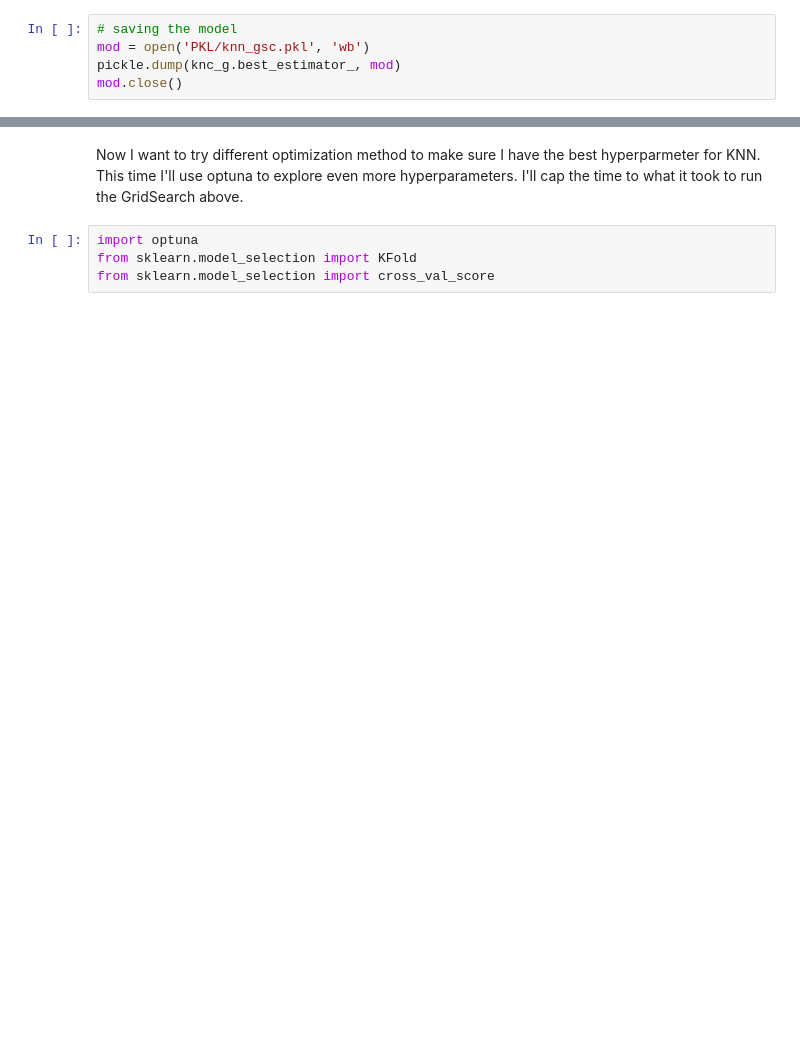
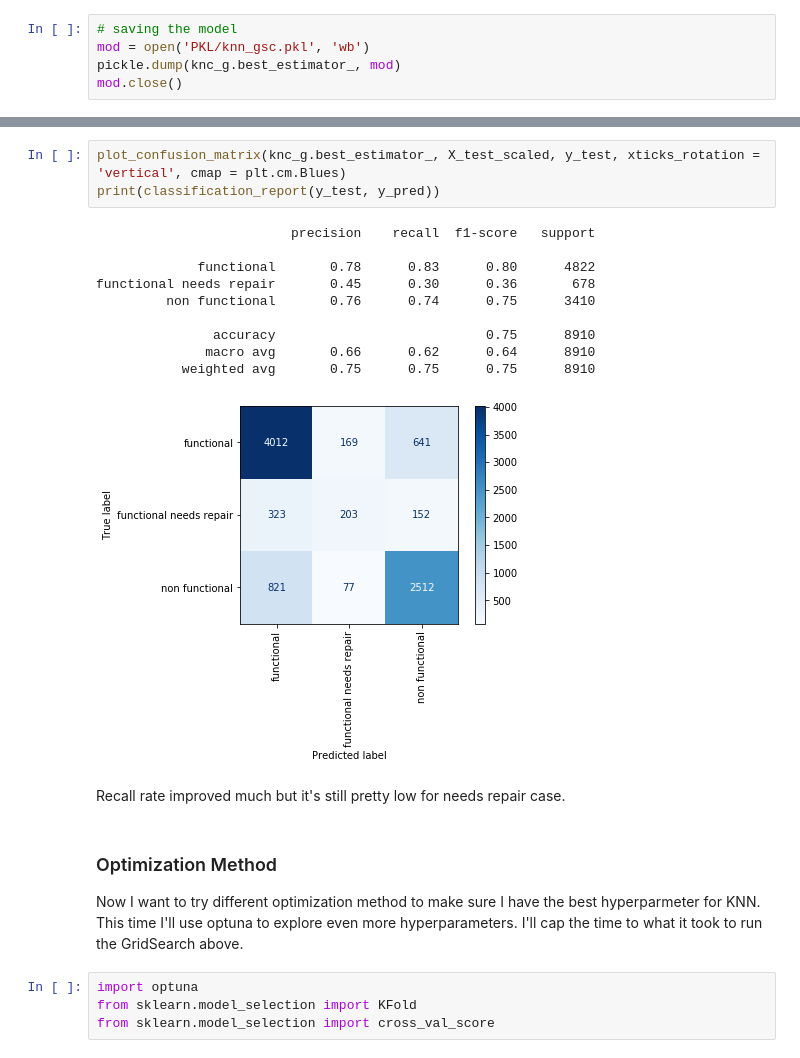
Before and after one commit to stereopickle/Tanzanian_water_pump_classificationn, a Jupyter notebook: 030.Model_Evaluation.ipynb, the cells around one changed output, grey strips where cells are left out. Drawn from its saved outputs; the diff is of its cells as text; blank space fills up the shorter version.

```diff
--- a/030.Model_Evaluation.ipynb
+++ b/030.Model_Evaluation.ipynb
@@ -113,4 +137,21 @@ mod.close()
+# %%
+plot_confusion_matrix(knc_g.best_estimator_, X_test_scaled, y_test, xticks_rotation = 'vertical', cmap = plt.cm.Blues)
+print(classification_report(y_test, y_pred))
+# %% [output]
+                         precision    recall  f1-score   support
+
+             functional       0.78      0.83      0.80      4822
+functional needs repair       0.45      0.30      0.36       678
+         non functional       0.76      0.74      0.75      3410
+
+               accuracy                           0.75      8910
+              macro avg       0.66      0.62      0.64      8910
+           weighted avg       0.75      0.75      0.75      8910
+[figure, added]
+# %% [markdown]
+Recall rate improved much but it's still pretty low for needs repair case.
 # %% [markdown]
+### Optimization Method
 Now I want to try different optimization method to make sure I have the best hyperparmeter for KNN. This time I'll use optuna to explore even more hyperparameters. I'll cap the time to what it took to run the GridSearch above.
 # %%
 import optuna
```
Also changed, not shown: parts of 29 cells of this notebook.
